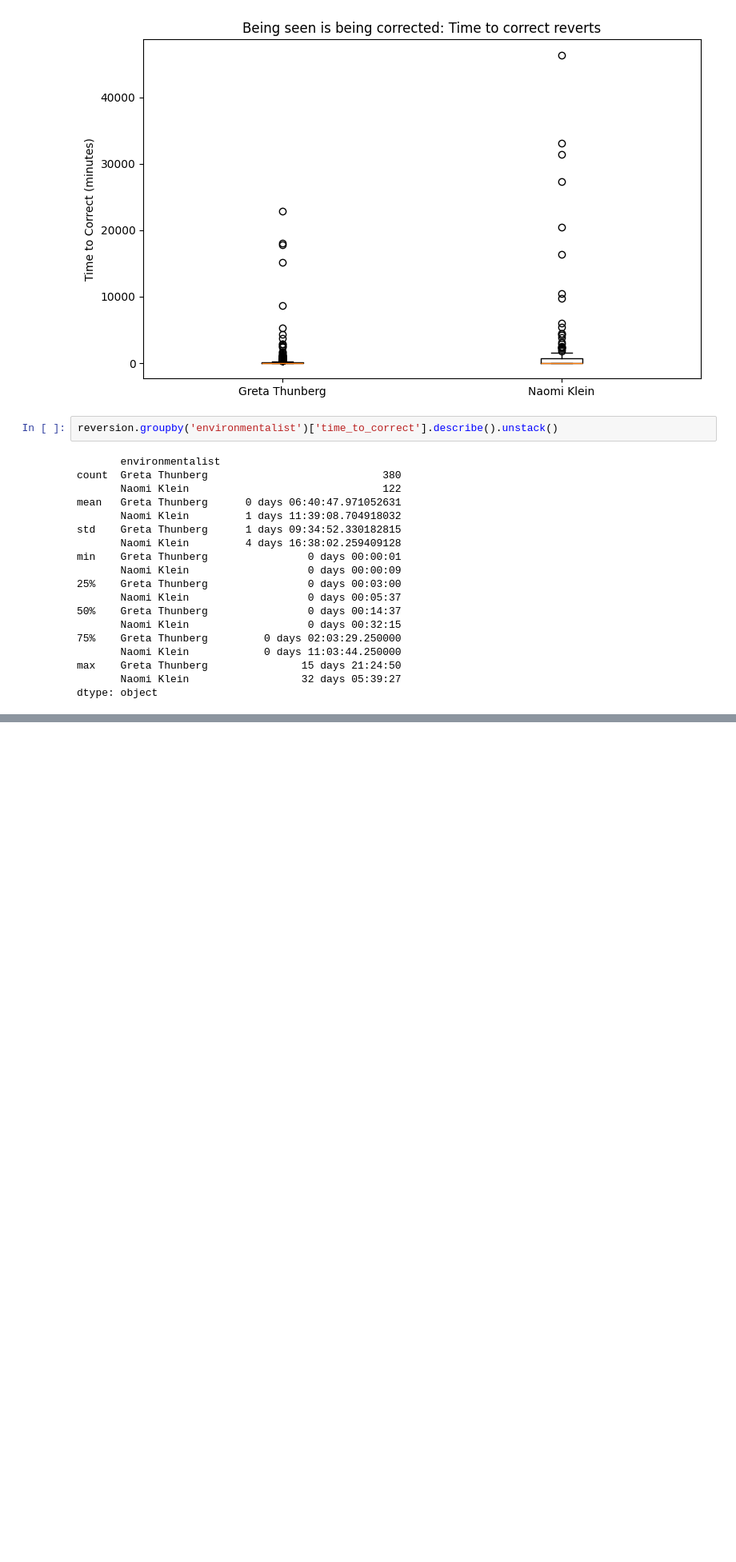
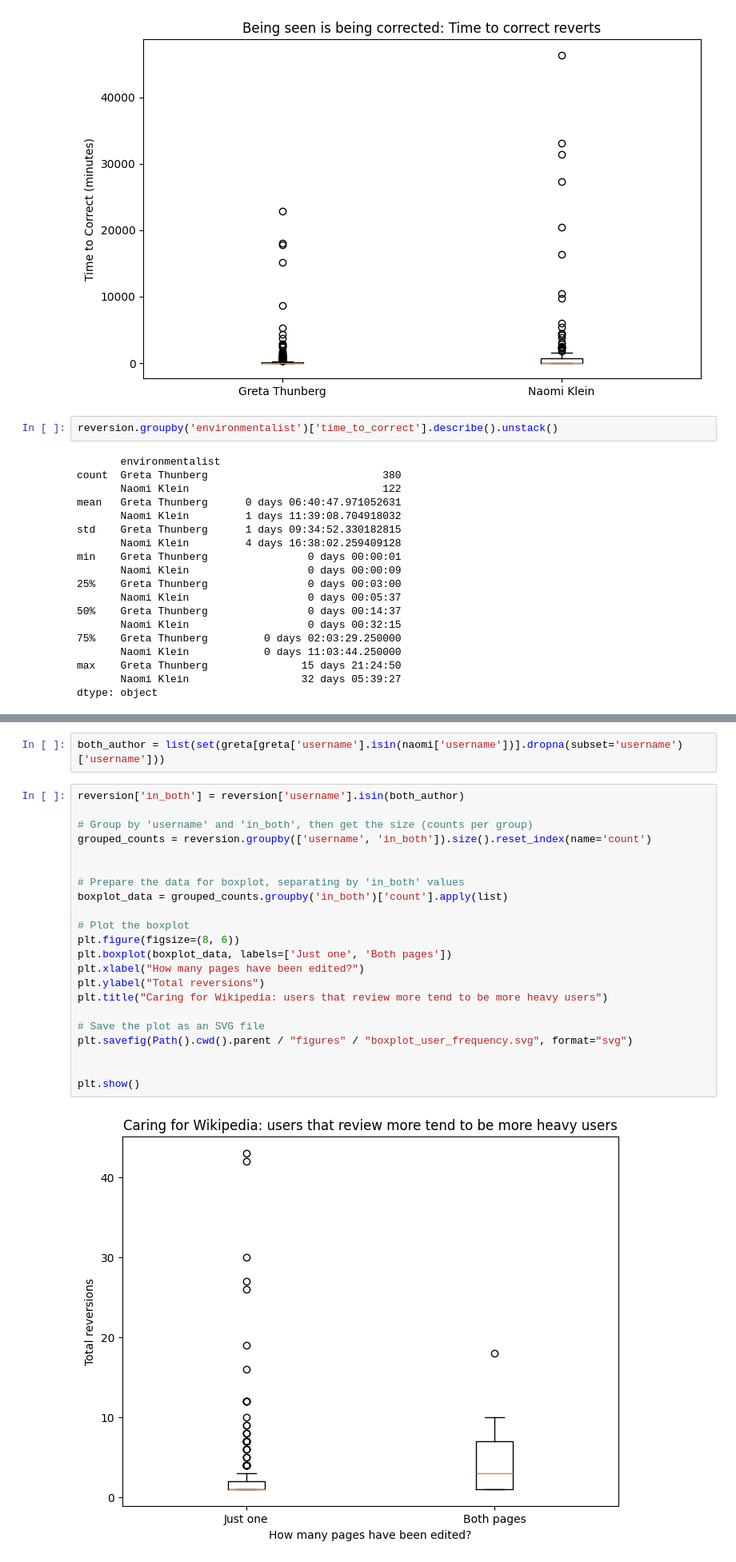
Before and after one commit to priyansha-b/goup-wikipedia-revisions-project, a Jupyter notebook: analysis/check_reversions.ipynb, the cells around one changed output, grey strips where cells are left out. Shown: that part at 80% size. Cells and saved outputs as stored; diff of their text form; blank space fills up the shorter version.

Commit message:
added new graph to compare usage on reversions

```diff
--- a/analysis/check_reversions.ipynb
+++ b/analysis/check_reversions.ipynb
@@ -114 +120,27 @@ Text(0.5, 1.0, 'Monthly Revisions')
 [figure]
+# %%
+both_author = list(set(greta[greta['username'].isin(naomi['username'])].dropna(subset='username')['username']))
+# %%
+reversion['in_both'] = reversion['username'].isin(both_author)
+
+# Group by 'username' and 'in_both', then get the size (counts per group)
+grouped_counts = reversion.groupby(['username', 'in_both']).size().reset_index(name='count')
+
+
+# Prepare the data for boxplot, separating by 'in_both' values
+boxplot_data = grouped_counts.groupby('in_both')['count'].apply(list)
+
+# Plot the boxplot
+plt.figure(figsize=(8, 6))
+plt.boxplot(boxplot_data, labels=['Just one', 'Both pages'])
+plt.xlabel("How many pages have been edited?")
+plt.ylabel("Total reversions")
+plt.title("Caring for Wikipedia: users that review more tend to be more heavy users")
+
+# Save the plot as an SVG file
+plt.savefig(Path().cwd().parent / "figures" / "boxplot_user_frequency.svg", format="svg")
+
+
+plt.show()
+# %% [output]
+[figure, added]
```
Also changed, not shown: parts of 2 cells of this notebook, 3 other files.
